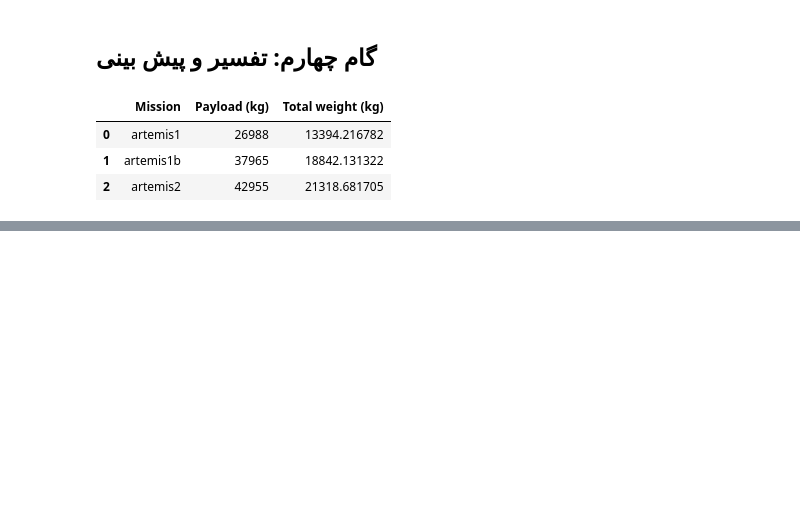
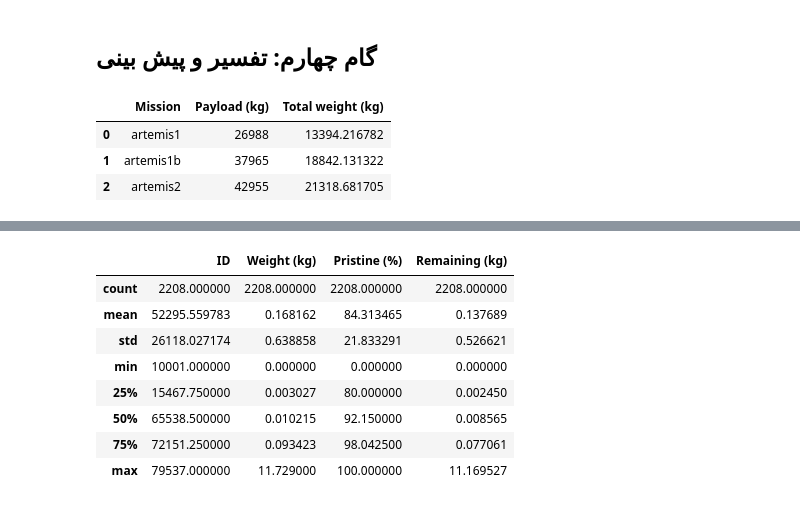
Before and after one commit to asefycom/pandas-project-based-course, a Jupyter notebook: rock-analysis.ipynb, the cells around one changed output, grey strips where cells are left out. Saved outputs shown, nothing was run; the diff lists cells and outputs as text; code cells hidden in the pictures; blank space fills up the shorter version.

Commit message:
Sample type prediction

```diff
--- a/rock-analysis.ipynb
+++ b/rock-analysis.ipynb
@@ -308,3 +308,17 @@ artemis_mission
 | 0 | artemis1 | 26988 | 13394.216782 | 37.761608 | 38.393466 | ... |
 | 1 | artemis1b | 37965 | 18842.131322 | 53.120626 | 54.009483 | ... |
 | 2 | artemis2 | 42955 | 21318.681705 | 60.102633 | 61.108320 | ... |
+# %%
+# تفسیر اولویت نمونه برداری
+samples_m['Remaining (kg)'] = samples_m['Weight (kg)'] * (samples_m['Pristine (%)'] * 0.01)
+samples_m.describe()
+# %% [output]
+|  | ID | Weight (kg) | Pristine (%) | Remaining (kg) |
+| count | 2208.000000 | 2208.000000 | 2208.000000 | 2208.000000 |
+| mean | 52295.559783 | 0.168162 | 84.313465 | 0.137689 |
+| std | 26118.027174 | 0.638858 | 21.833291 | 0.526621 |
+| min | 10001.000000 | 0.000000 | 0.000000 | 0.000000 |
+| 25% | 15467.750000 | 0.003027 | 80.000000 | 0.002450 |
+| 50% | 65538.500000 | 0.010215 | 92.150000 | 0.008565 |
+| 75% | 72151.250000 | 0.093423 | 98.042500 | 0.077061 |
+| max | 79537.000000 | 11.729000 | 100.000000 | 11.169527 |
```
Also changed, not shown: parts of 4 cells of this notebook.
